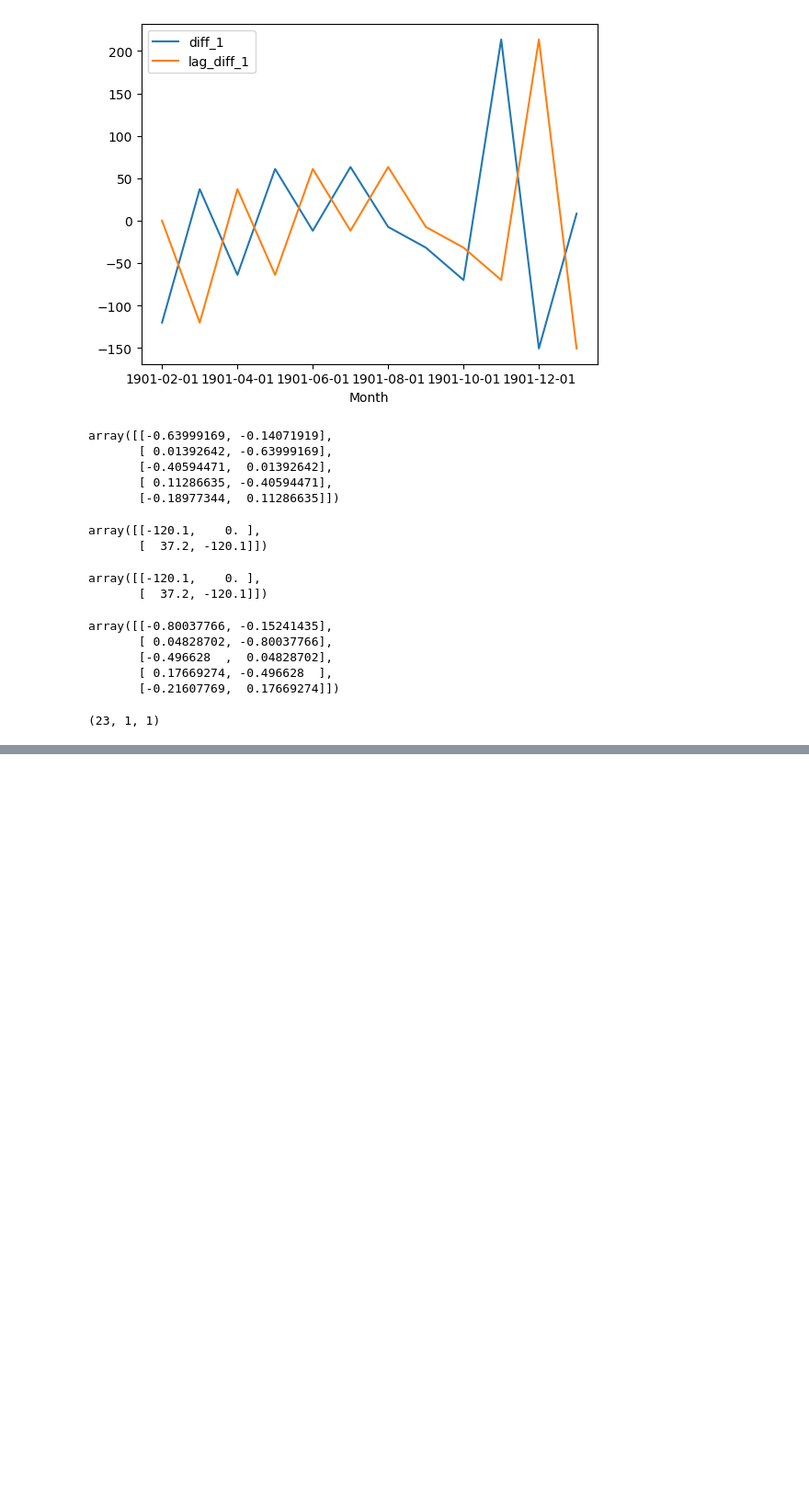
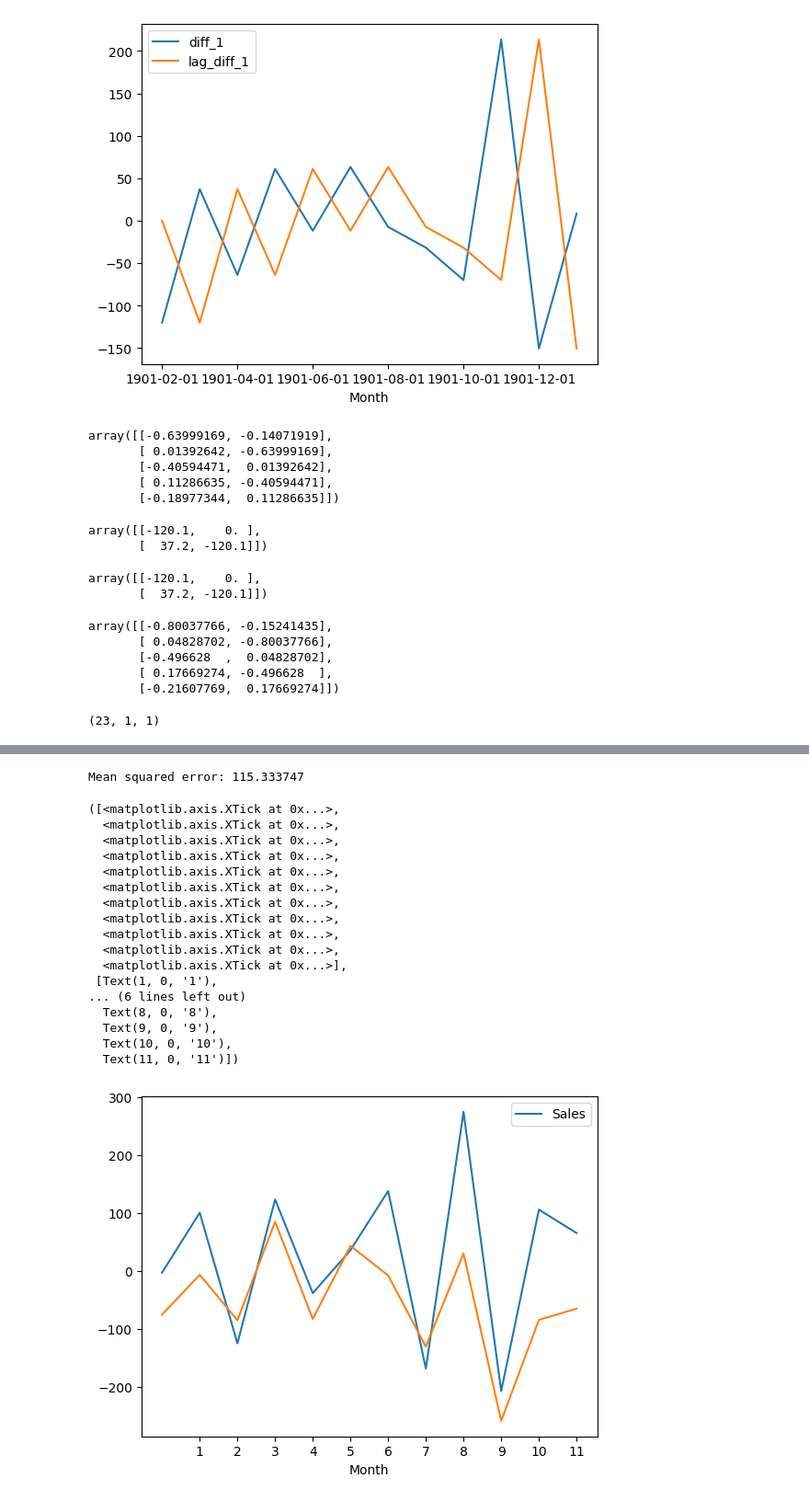
Before and after one commit to ngtantai48/CapstoneProject, a Jupyter notebook: ai/colab/LSTM_model.ipynb, the cells around one changed output, grey strips where cells are left out. Shown: that part at 92% size. Cells and saved outputs as stored; diff of their text form; code cells hidden in the pictures; blank space fills up the shorter version.

Commit message:
+ train the model and calculate rmse

```diff
--- a/ai/colab/LSTM_model.ipynb
+++ b/ai/colab/LSTM_model.ipynb
@@ -110,7 +112,7 @@ X_train.shape
 # %% [output]
 (23, 1, 1)
 # %%
-from tensorflow.keras.layers import LSTM, Dense
+from tensorflow.keras.layers import LSTM, Dense, InputLayer
 from tensorflow.keras.models import Sequential
 
 # 1. Khởi tạo network
@@ -119,8 +121,9 @@ timesteps = X_train.shape[1]
 features = X_train.shape[2]
 
 model = Sequential()
-model.add(LSTM(4, batch_input_shape=(batch_size, timesteps, features), stateful=True))
-model.add(Dense(1, activation='linear'))
+model.add(InputLayer(batch_input_shape=(batch_size, timesteps, features)))
+model.add(LSTM(4, stateful=True))
+model.add(Dense(1, activation="linear"))
 
 # 2. Xây dựng thuật toán gradient cập nhật dữ liệu
-model.compile(loss='mean_squared_error', optimizer='adam')
+model.compile(loss="mean_squared_error", optimizer="adam")
@@ -128,0 +130,9 @@ ValueError: Unrecognized keyword arguments passed to LSTM: {'batch_input_shape':
+# %%
+# 3. Fitting model
+# for i in range(100):
+n_epochs = 3000
+for i in range(n_epochs):
+    model.fit(X_train, y_train, epochs=1, batch_size=batch_size, verbose=0, shuffle=False)
+    for layer in model.layers:
+        if hasattr(layer, 'reset_states'):
+            layer.reset_states()
@@ -128,0 +160,20 @@ ValueError: Unrecognized keyword arguments passed to LSTM: {'batch_input_shape':
+# %%
+predictions = list()
+diff_scale = list()
+diff_pred = list()
+for i in range(len(test_scaled)):
+    X_test, y_test = test_scaled[i, 1:], test_scaled[i, 0]
+    X_test = X_test.reshape(1, 1, 1)
+    yhat = model.predict(X_test, batch_size = 1)
+    diff_scale.append(yhat)
+    input_transform = np.concatenate((yhat, X_test.reshape(1, -1)), axis=1)
+    #invert scaling
+    yhat = scaler.inverse_transform(input_transform)[0][0]
+    diff_pred.append(yhat)
+    #invert differencing
+    month_to_end = len(test_scaled)-i
+    yhat = series['Sales'][-(month_to_end+1)] + yhat
+    predictions.append(yhat)
+    month = series.index[-month_to_end]
+    actual = series['Sales'][-month_to_end]
+    print("Month %s; Forecast Values: %.2f; Actual Values: %.2f"% (month, yhat, actual))
@@ -128,0 +208,29 @@ ValueError: Unrecognized keyword arguments passed to LSTM: {'batch_input_shape':
+# %%
+from math import sqrt
+rmse = sqrt(mean_squared_error(series[-12:], np.array(predictions)))
+print("Mean squared error: %f"% rmse)
+# %% [output]
+Mean squared error: 115.333747
+# %%
+diff.iloc[-12:].plot()
+plt.plot(diff_pred)
+plt.xticks(np.arange(1, 12, 1), np.arange(1, 12, 1))
+# %% [output]
+([<matplotlib.axis.XTick at 0x...>,
+  <matplotlib.axis.XTick at 0x...>,
+  <matplotlib.axis.XTick at 0x...>,
+  <matplotlib.axis.XTick at 0x...>,
+  <matplotlib.axis.XTick at 0x...>,
+  <matplotlib.axis.XTick at 0x...>,
+  <matplotlib.axis.XTick at 0x...>,
+  <matplotlib.axis.XTick at 0x...>,
+  <matplotlib.axis.XTick at 0x...>,
+  <matplotlib.axis.XTick at 0x...>,
+  <matplotlib.axis.XTick at 0x...>],
+ [Text(1, 0, '1'),
+... (6 lines left out)
+  Text(8, 0, '8'),
+  Text(9, 0, '9'),
+  Text(10, 0, '10'),
+  Text(11, 0, '11')])
+[figure, added]
```
Also changed, not shown: parts of 6 cells of this notebook, 4 other files.
